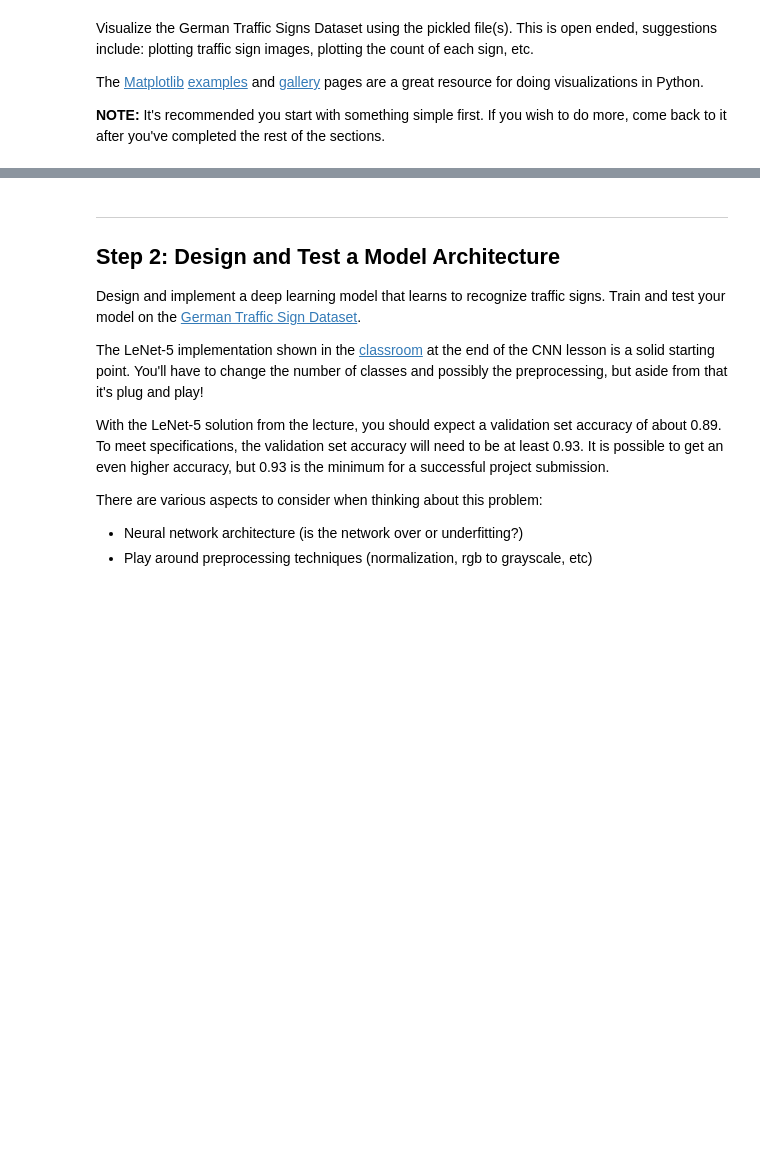
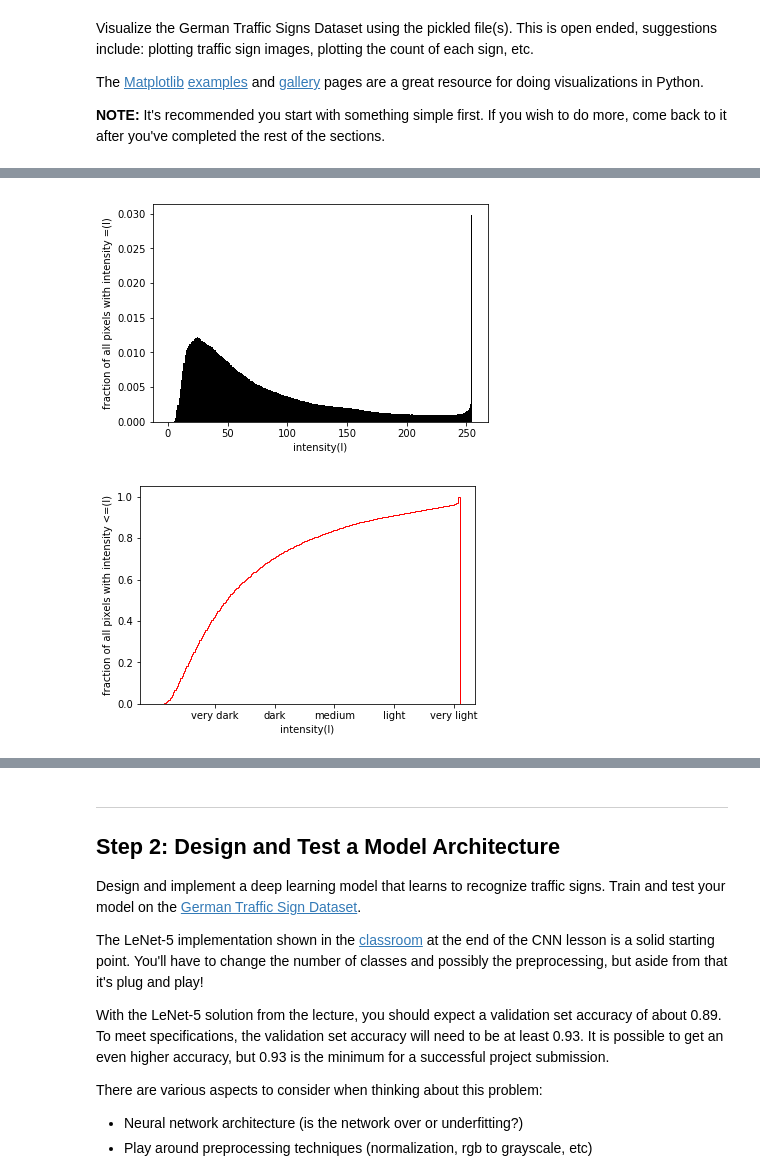
Before and after one commit to farhanhubble/traffic-signs-recognizer, a Jupyter notebook: Traffic_Sign_Classifier.ipynb, the cells around one changed output, grey strips where cells are left out. Drawn from its saved outputs; the diff is of its cells as text; code cells hidden in the pictures; blank space fills up the shorter version.

```diff
--- a/Traffic_Sign_Classifier.ipynb
+++ b/Traffic_Sign_Classifier.ipynb
@@ -132,0 +144,19 @@ plt.show()
+# %%
+## Plot the histogrm of all images.
+## The histogram is computed by averaging pixel intensities over all three channels.
+def hist_img_data(X):
+    plt.hist(np.mean(X,axis=3).flatten(),bins=range(256),color='k',normed=True)
+    plt.xlabel('intensity(I)')
+    plt.ylabel('fraction of all pixels with intensity =(I)')
+    plt.show()
+
+    plt.hist(np.mean(X,axis=3).flatten(),bins=range(256),color='r',normed=True,cumulative=True, histtype='step')
+    plt.xlabel('intensity(I)')
+    plt.xticks([50,100,150,200,250],['very dark', 'dark', 'medium','light','very light'])
+    plt.ylabel('fraction of all pixels with intensity <=(I)')
+    plt.show()
+
+hist_img_data(X_train)
+# %% [output]
+[figure, added]
+[figure, added]
```
Also changed, not shown: parts of 20 cells of this notebook.
